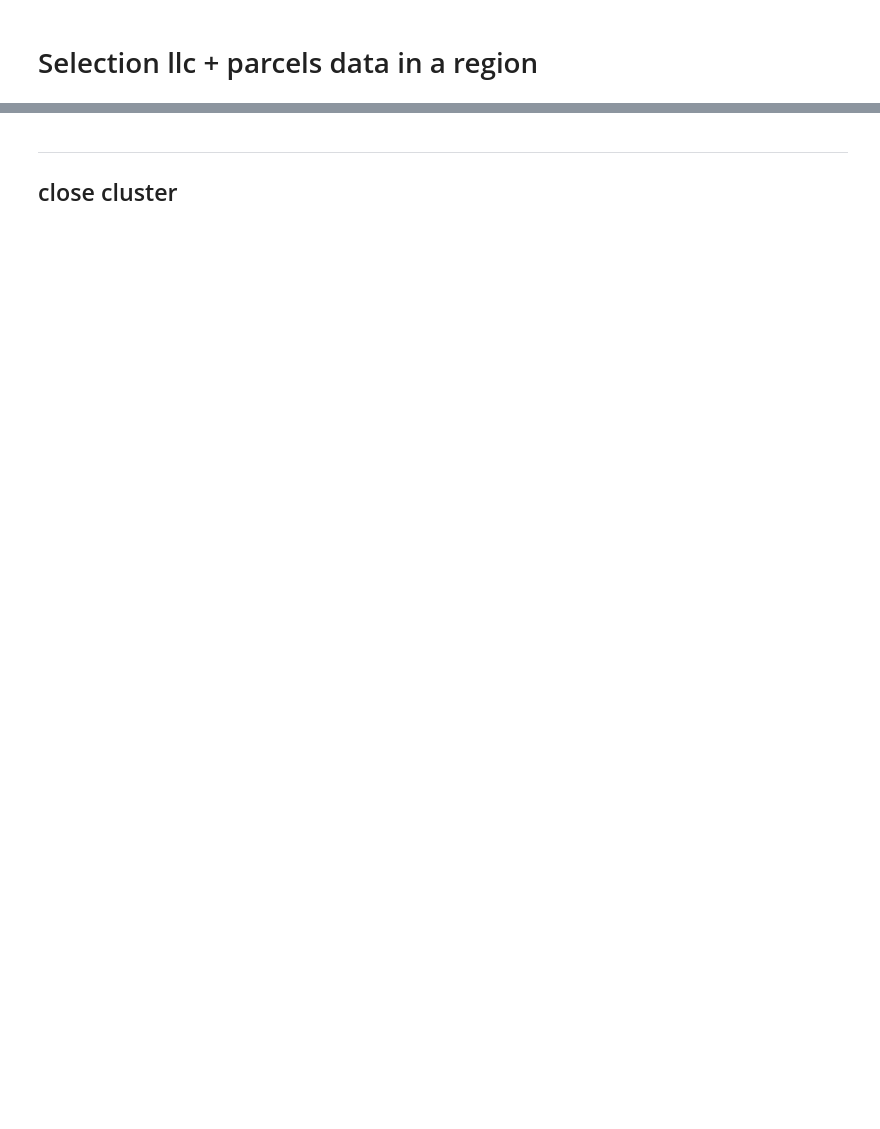
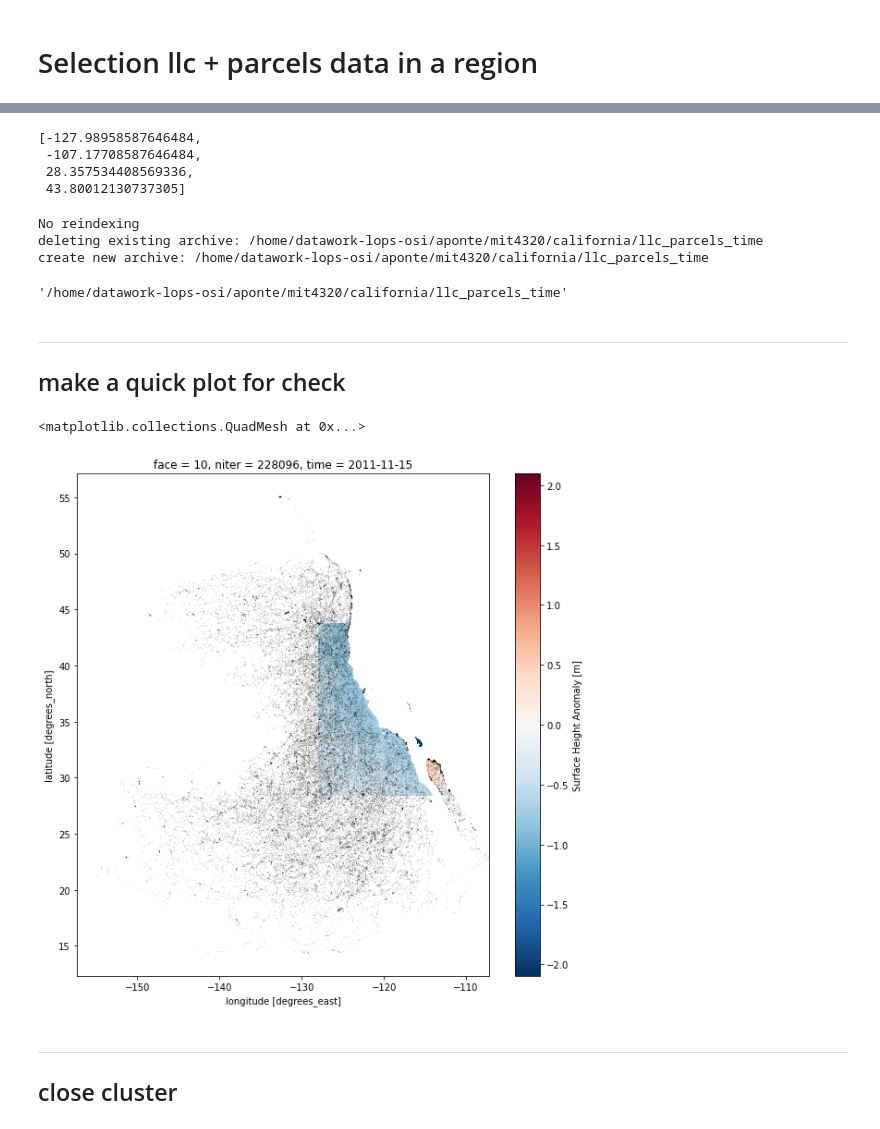
Before and after one commit to apatlpo/mit_equinox, a Jupyter notebook: calval/regional_selection.ipynb, the cells around one changed output, grey strips where cells are left out. Saved outputs shown, nothing was run; the diff lists cells and outputs as text; code cells hidden in the pictures; blank space fills up the shorter version.

```diff
--- a/calval/regional_selection.ipynb
+++ b/calval/regional_selection.ipynb
@@ -42,0 +53,20 @@ else:
+# %%
+# select a region, here California
+isel = dict(face=10, i=slice(2500, 3500), j=slice(0, 1000))
+
+out_dir = os.path.join("/home/datawork-lops-osi/aponte/mit4320", "california")
+
+# index chosen for the parcel data
+parcels_index = "time"
+# %%
+# output archives
+llc_zarr = os.path.join(out_dir, "llc.zarr")
+parcels_name = "llc_parcels_"+parcels_index
+parcels_path = os.path.join(out_dir, parcels_name)
+
+# adjust dict
+isel["i_g"] = isel["i"]
+isel["j_g"] = isel["j"]
+
+# create directory if not existing
+os.makedirs(out_dir, exist_ok=True)
@@ -151,3 +121,49 @@ for I in II:
+# %%
+llc_lon, llc_lat = grd.XC.compute(), grd.YC.compute()
+extent = [float(llc_lon.min()), float(llc_lon.max()),
+          float(llc_lat.min()), float(llc_lat.max()),
+         ]
+extent
+# %% [output]
+[-127.98958587646484,
+ -107.17708587646484,
+ 28.357534408569336,
+ 43.80012130737305]
+# %%
+# extract relevant trajectory indices
+_df = df[ (df.lon>extent[0])
+        &(df.lon<extent[1])
+        &(df.lat>extent[2])
+        &(df.lat<extent[3])
+       ]
+traj = _df.drop_duplicates(subset=["trajectory"]).compute()["trajectory"]
+df_selected = df[df.trajectory.isin(traj)]
+
+pa.store_parquet(out_dir, df_selected, name=parcels_name, overwrite=True)
+# %% [output]
+No reindexing
+deleting existing archive: /home/datawork-lops-osi/aponte/mit4320/california/llc_parcels_time
+create new archive: /home/datawork-lops-osi/aponte/mit4320/california/llc_parcels_time
+'/home/datawork-lops-osi/aponte/mit4320/california/llc_parcels_time'
+# %% [markdown]
+---
+
+## make a quick plot for check
+# %%
+ds = xr.open_zarr(llc_zarr)
+df = dd.read_parquet(parcels_path)
+# %%
+ds = ds.isel(time=0).persist()
+_df = df.compute().iloc[::100,:]
+# %%
+fig, ax = plt.subplots(1,1, figsize=(10,10))
+
+ax.plot(_df.lon,_df.lat,".", color="k", markersize=0.1)
+
+ds.Eta.plot(x="XC", y="YC", ax=ax)
+# %% [output]
+<matplotlib.collections.QuadMesh at 0x...>
+[figure, added]
 # %% [markdown]
 ---
 ## close cluster
```
Also changed, not shown: parts of 23 cells of this notebook, 9 other files.
